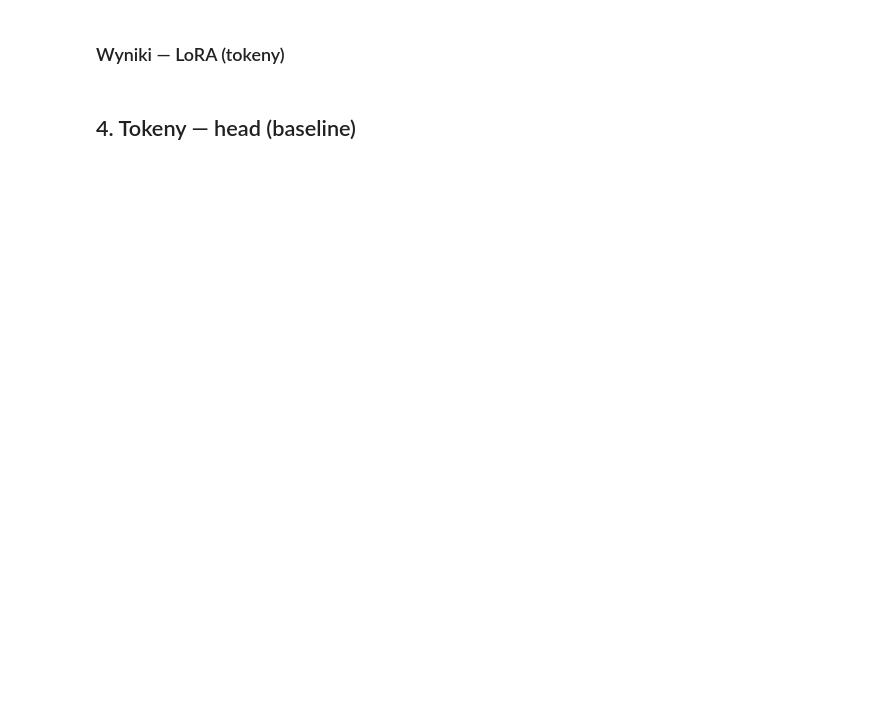
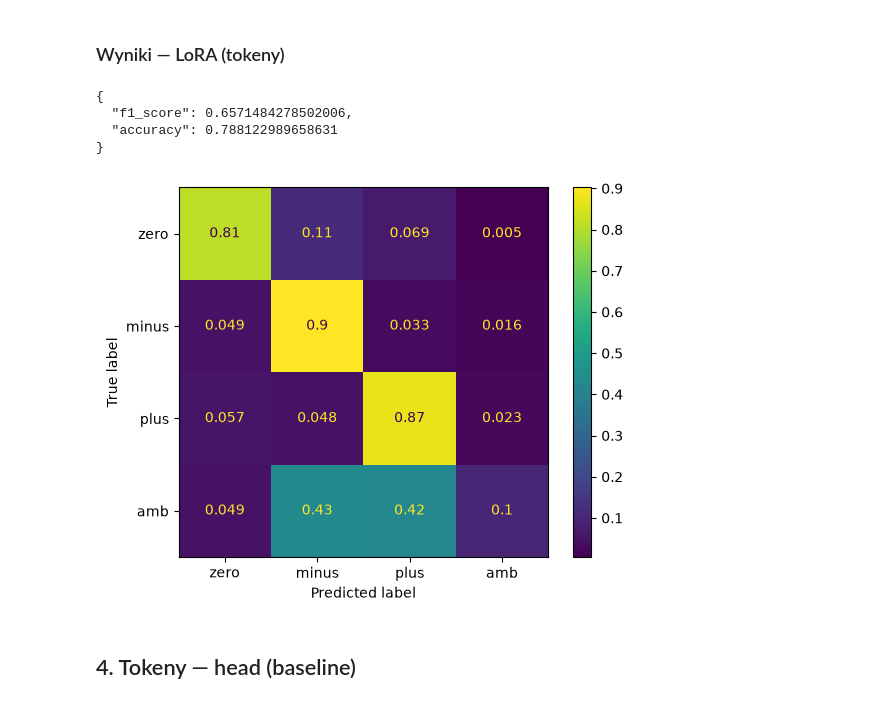
Before and after one commit to mtorzynska/nlp_language_models_lab, a Jupyter notebook: notebooks/colab_training.ipynb, the cells around one changed output. Drawn from its saved outputs; the diff is of its cells as text; code cells hidden in the pictures; blank space fills up the shorter version.

```diff
--- a/notebooks/colab_training.ipynb
+++ b/notebooks/colab_training.ipynb
@@ -69,7 +169,13 @@ pokaz_wyniki("data/HerbertForSequenceClassification/head")
 # %% [markdown]
 ### Wyniki — LoRA (tokeny)
 # %%
-pokaz_wyniki("data/HerbertForTokenClassification/lora")
+show_results("data/HerbertForTokenClassification/lora")
+# %% [output]
+{
+  "f1_score": 0.6571484278502006,
+  "accuracy": 0.788122989658631
+}
+[figure, added]
 # %% [markdown]
 ## 4. Tokeny — head (baseline)
 # %%
```
Also changed, not shown: parts of 24 cells of this notebook, 9 other files.
